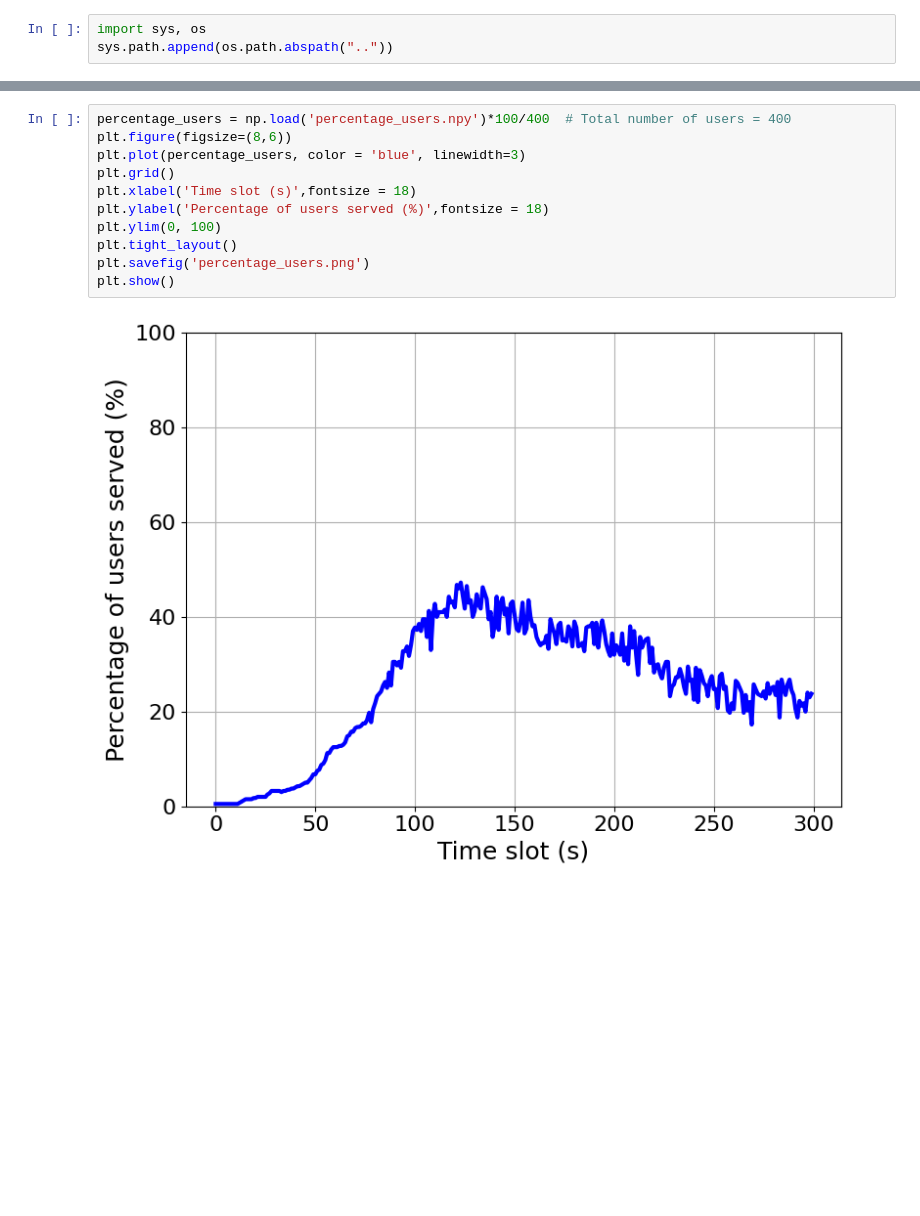
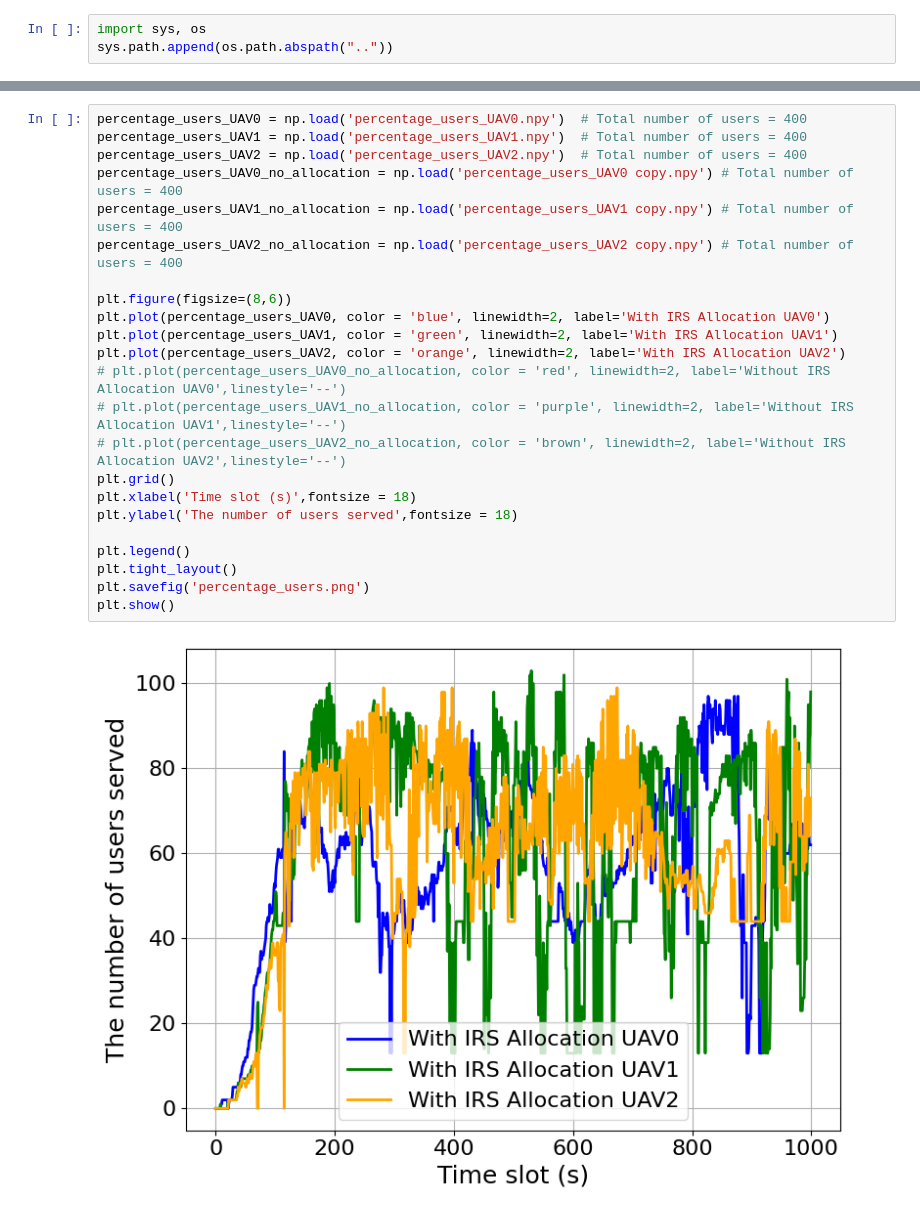
Before and after one commit to hungledut/DRL_UAV_IRS_allocation, a Jupyter notebook: results_visualization.ipynb, the cells around one changed output, grey strips where cells are left out. Saved outputs shown, nothing was run; the diff lists cells and outputs as text; blank space fills up the shorter version.

```diff
--- a/results_visualization.ipynb
+++ b/results_visualization.ipynb
@@ -35,13 +35,25 @@ plt.savefig('episode_return.pdf')
 # %%
-percentage_users = np.load('percentage_users.npy')*100/400  # Total number of users = 400
+percentage_users_UAV0 = np.load('percentage_users_UAV0.npy')  # Total number of users = 400
+percentage_users_UAV1 = np.load('percentage_users_UAV1.npy')  # Total number of users = 400
+percentage_users_UAV2 = np.load('percentage_users_UAV2.npy')  # Total number of users = 400
+percentage_users_UAV0_no_allocation = np.load('percentage_users_UAV0 copy.npy') # Total number of users = 400
+percentage_users_UAV1_no_allocation = np.load('percentage_users_UAV1 copy.npy') # Total number of users = 400
+percentage_users_UAV2_no_allocation = np.load('percentage_users_UAV2 copy.npy') # Total number of users = 400
+
 plt.figure(figsize=(8,6))
-plt.plot(percentage_users, color = 'blue', linewidth=3)
+plt.plot(percentage_users_UAV0, color = 'blue', linewidth=2, label='With IRS Allocation UAV0')
+plt.plot(percentage_users_UAV1, color = 'green', linewidth=2, label='With IRS Allocation UAV1')
+plt.plot(percentage_users_UAV2, color = 'orange', linewidth=2, label='With IRS Allocation UAV2')
+# plt.plot(percentage_users_UAV0_no_allocation, color = 'red', linewidth=2, label='Without IRS Allocation UAV0',linestyle='--')
+# plt.plot(percentage_users_UAV1_no_allocation, color = 'purple', linewidth=2, label='Without IRS Allocation UAV1',linestyle='--')
+# plt.plot(percentage_users_UAV2_no_allocation, color = 'brown', linewidth=2, label='Without IRS Allocation UAV2',linestyle='--')
 plt.grid()
 plt.xlabel('Time slot (s)',fontsize = 18)
-plt.ylabel('Percentage of users served (%)',fontsize = 18)
-plt.ylim(0, 100)
+plt.ylabel('The number of users served',fontsize = 18)
+
+plt.legend()
 plt.tight_layout()
 plt.savefig('percentage_users.png')
 plt.show()
 # %% [output]
-[figure, old version]
+[figure, new version]
```
Also changed, not shown: parts of 3 cells of this notebook, 17 other files.
